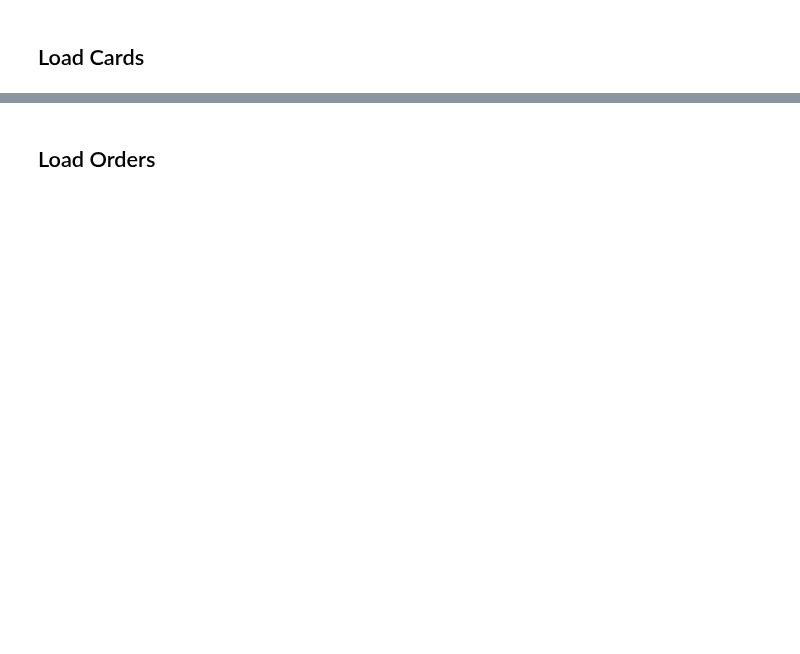
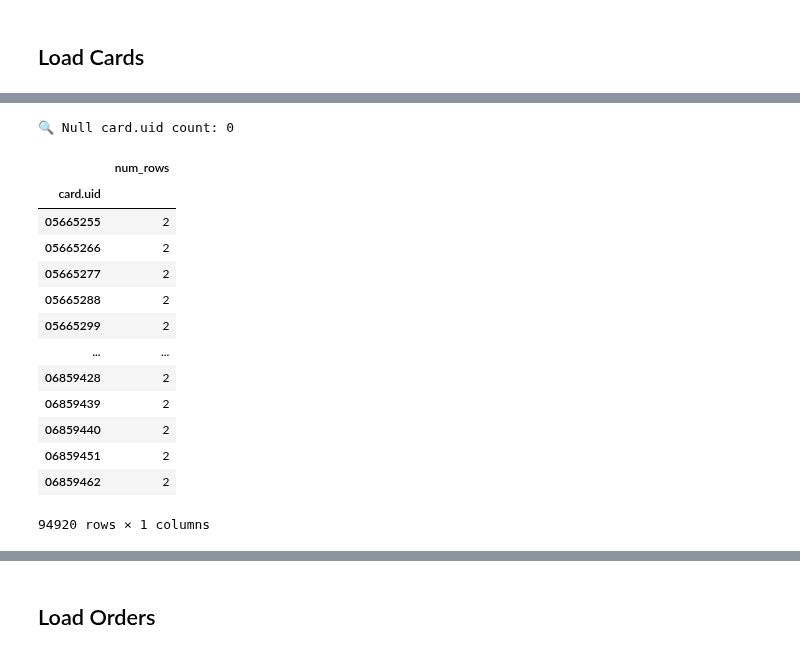
Before and after one commit to simon-sazonov/Marketing-Analytics, a Jupyter notebook: notebooks/01_read_data.ipynb, the cells around one changed output, grey strips where cells are left out. Saved outputs shown, nothing was run; the diff lists cells and outputs as text; code cells hidden in the pictures; blank space fills up the shorter version.

```diff
--- a/notebooks/01_read_data.ipynb
+++ b/notebooks/01_read_data.ipynb
@@ -333,5 +411,48 @@ safeload_cards_df.columns
 # %%
 # ...
 # %%
-# Read and fix
-cards_df = ...
+# Load Cards with typed schema
+cards_df = pd.read_csv(cards_in_path,
+                       keep_default_na=False,
+                       na_values=NA_VALUES,
+                       dtype={
+                           'card.uid': 'string',
+                           'user.uid': 'string',
+                           'assignedAt': 'string',
+                           'birthday': 'string',
+                           'status': 'string'
+                       })
+
+# Convert to datetime
+cards_df['assignedAt'] = pd.to_datetime(cards_df['assignedAt'], errors='coerce')
+cards_df['birthday'] = pd.to_datetime(cards_df['birthday'], errors='coerce')
+
+# Normalize strings
+cards_df['status'] = cards_df['status'].apply(lambda x: u.clean_str(x, 'lower') if pd.notnull(x) else None)
+cards_df['user.uid'] = cards_df['user.uid'].apply(lambda x: u.clean_str(x, 'lower') if pd.notnull(x) else None)
+# %%
+# CHECK PK VALIDITY
+print("🔍 Null card.uid count:", cards_df['card.uid'].isnull().sum())
+display(
+    cards_df
+    .assign(aux=1)
+    .groupby('card.uid')
+    .agg(num_rows=('aux', 'count'))
+    .loc[lambda tbl: tbl['num_rows'] > 1]
+)
+# %% [output]
+🔍 Null card.uid count: 0
+|  | num_rows |
+| card.uid |  |
+| 05665255 | 2 |
+| 05665266 | 2 |
+| 05665277 | 2 |
+| 05665288 | 2 |
+| 05665299 | 2 |
+| ... | ... |
+| 06859428 | 2 |
+| 06859439 | 2 |
+| 06859440 | 2 |
+| 06859451 | 2 |
+| 06859462 | 2 |
+94920 rows × 1 columns
```
Also changed, not shown: parts of 30 cells of this notebook, 4 other files.
